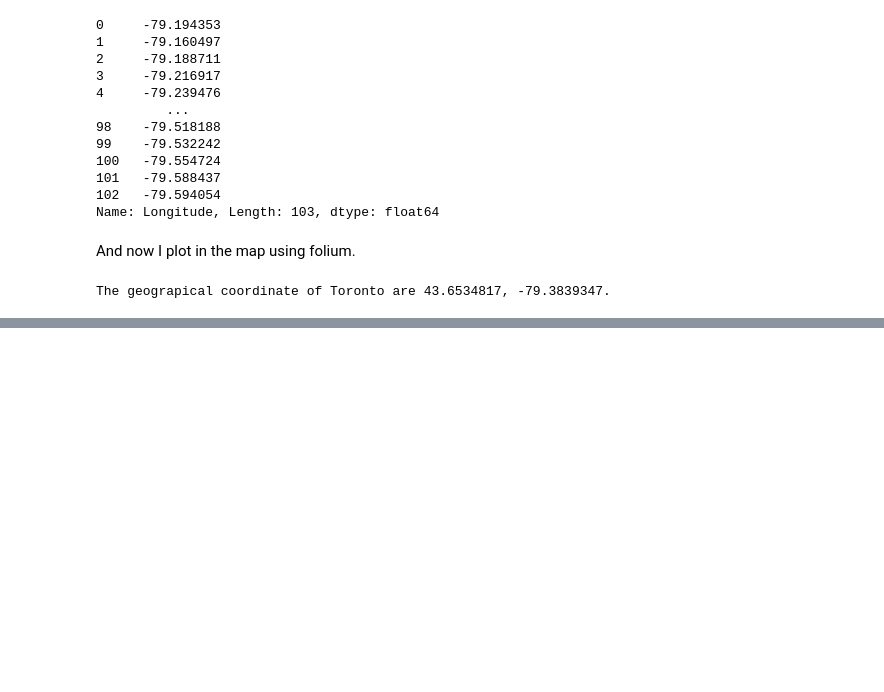
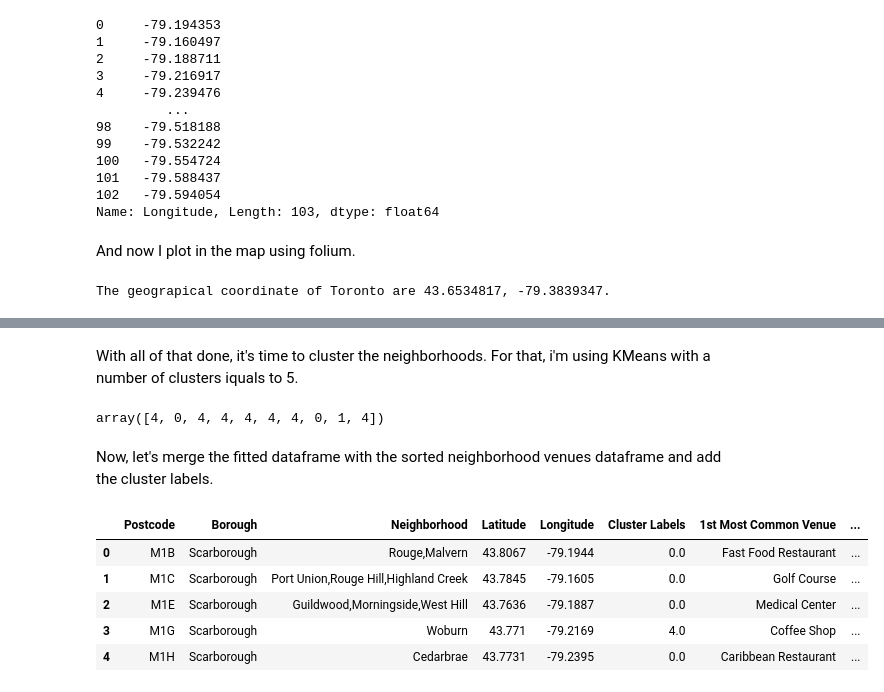
Before and after one commit to luiangc/Coursera_Capstone, a Jupyter notebook: Segmenting_and_clustering_TORONTO.ipynb, the cells around one changed output, grey strips where cells are left out. Cells and saved outputs as stored; diff of their text form; code cells hidden in the pictures; blank space fills up the shorter version.

```diff
--- a/Segmenting_and_clustering_TORONTO.ipynb
+++ b/Segmenting_and_clustering_TORONTO.ipynb
@@ -215,0 +411,26 @@ toronto_map
+# %%
+def return_most_common_venues(row, num_top_venues):
+    row_categories = row.iloc[1:]
+    row_categories_sorted = row_categories.sort_values(ascending=False)
+
+    return row_categories_sorted.index.values[0:num_top_venues]
+# %%
+num_top_venues = 10
+
+indicators = ['st', 'nd', 'rd']
+
+columns = ['Neighborhood']
+for ind in np.arange(num_top_venues):
+    try:
+        columns.append('{}{} Most Common Venue'.format(ind+1, indicators[ind]))
+    except:
+        columns.append('{}th Most Common Venue'.format(ind+1))
+
+# create a new dataframe
+neighborhoods_venues_sorted = pd.DataFrame(columns=columns)
+neighborhoods_venues_sorted['Neighborhood'] = Toronto_grouped['Neighborhood']
+
+for ind in np.arange(Toronto_grouped.shape[0]):
+    neighborhoods_venues_sorted.iloc[ind, 1:] = return_most_common_venues(Toronto_grouped.iloc[ind, :], num_top_venues)
+
+neighborhoods_venues_sorted.head()
@@ -215,0 +444,29 @@ toronto_map
+# %% [markdown]
+With all of that done, it's time to cluster the neighborhoods. For that, i'm using KMeans with a number of clusters iquals to 5.
+# %%
+kclusters = 5
+
+Toronto_grouped_clustering = Toronto_grouped.drop('Neighborhood', 1)
+
+kmeans = KMeans(n_clusters=kclusters, random_state=0).fit(Toronto_grouped_clustering)
+
+kmeans.labels_[0:10]
+# %% [output]
+array([4, 0, 4, 4, 4, 4, 4, 0, 1, 4])
+# %% [markdown]
+Now, let's merge the fitted dataframe with the sorted neighborhood venues dataframe and add the cluster labels.
+# %%
+neighborhoods_venues_sorted.insert(0, 'Cluster Labels', kmeans.labels_)
+
+Toronto_merged = nbh2
+
+Toronto_merged = Toronto_merged.join(neighborhoods_venues_sorted.set_index('Neighborhood'), on='Neighborhood')
+
+Toronto_merged.head()
+# %% [output]
+|  | Postcode | Borough | Neighborhood | Latitude | Longitude | Cluster Labels | 1st Most Common Venue | ... |
+| 0 | M1B | Scarborough | Rouge,Malvern | 43.8067 | -79.1944 | 0.0 | Fast Food Restaurant | ... |
+| 1 | M1C | Scarborough | Port Union,Rouge Hill,Highland Creek | 43.7845 | -79.1605 | 0.0 | Golf Course | ... |
+| 2 | M1E | Scarborough | Guildwood,Morningside,West Hill | 43.7636 | -79.1887 | 0.0 | Medical Center | ... |
+| 3 | M1G | Scarborough | Woburn | 43.771 | -79.2169 | 4.0 | Coffee Shop | ... |
+| 4 | M1H | Scarborough | Cedarbrae | 43.7731 | -79.2395 | 0.0 | Caribbean Restaurant | ... |
```
Also changed, not shown: parts of 62 cells of this notebook.
